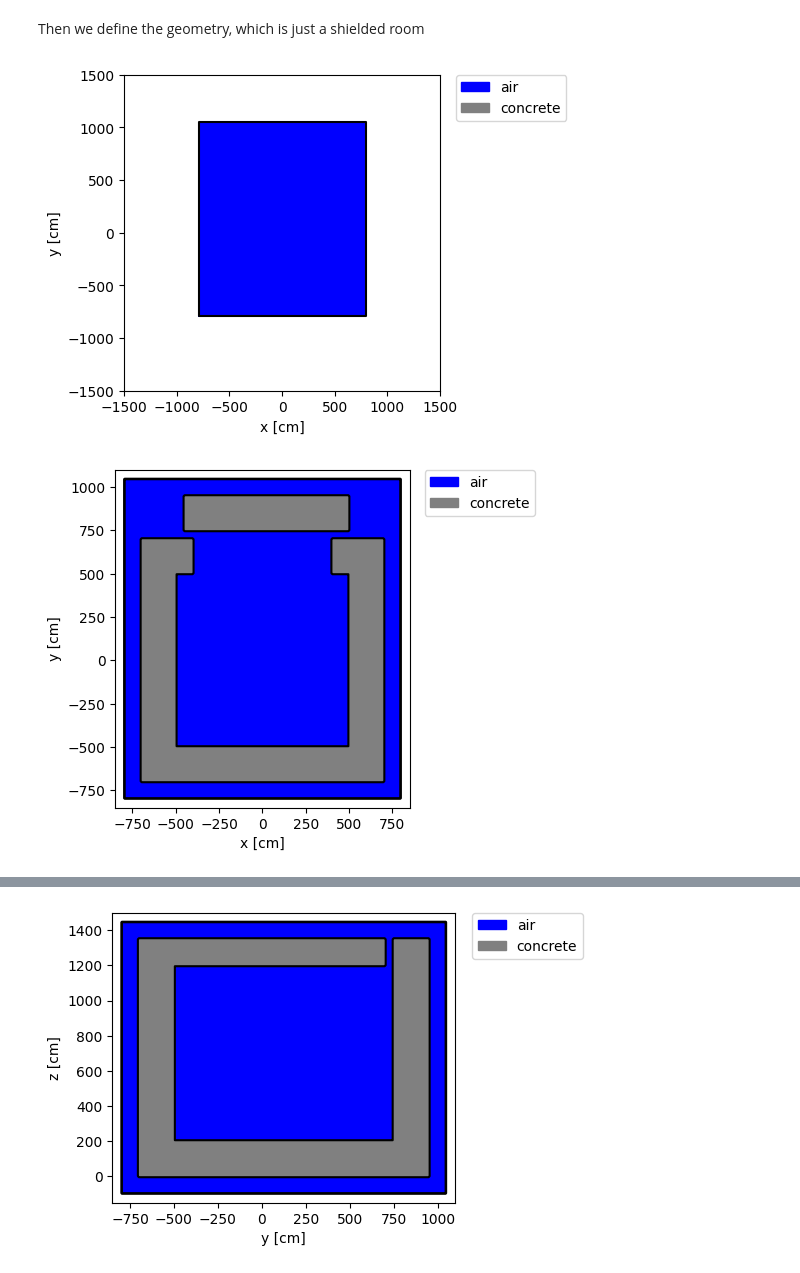
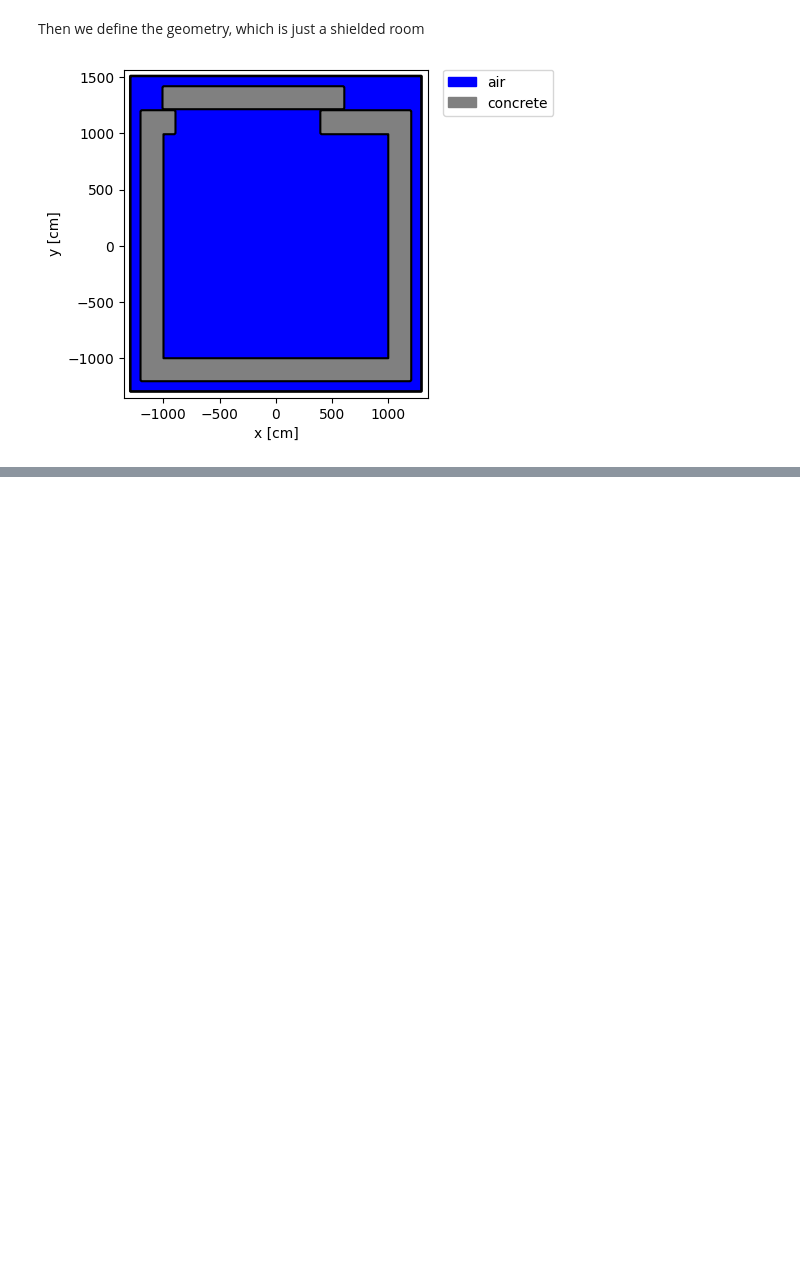
Before and after one commit to khurrumsaleem/neutronics-workshop, a Jupyter notebook: tasks/task_09_CSG_instantaneous_dose_tallies/5_mesh_dose_from_neutrons.ipynb, the cells around one changed output, grey strips where cells are left out. Drawn from its saved outputs; the diff is of its cells as text; code cells hidden in the pictures; blank space fills up the shorter version.

Commit message:
outline only needs scaling

```diff
--- a/tasks/task_09_CSG_instantaneous_dose_tallies/5_mesh_dose_from_neutrons.ipynb
+++ b/tasks/task_09_CSG_instantaneous_dose_tallies/5_mesh_dose_from_neutrons.ipynb
@@ -40,18 +40,17 @@ Next we define some parameters that will be used for the bio shield construction
 floor_thickness = 200
 wall_thickness = 200
 ceiling_thickness = 150
-inner_cell_y_width = 1000
-inner_cell_x_width = 1000
+inner_cell_y_width = 2000
+inner_cell_x_width = 2000
 inner_cell_height = 1000
-door_to_wall_gap = 50
+door_to_wall_gap = 16
 door_thickness = 200
 door_way_left_offset = 100
 door_way_length = 400
-door_overlap = 50
+door_overlap = 100
 door_left_offset = door_way_left_offset - door_overlap
 door_length = door_way_length + door_overlap * 2
 padding = 100
-# , boundary_type='vacuum'
 # %% [markdown]
 Then we define the geometry, which is just a shielded room
 # %%
@@ -134,85 +133,31 @@ padding_cell = openmc.Cell(name='padding_cell', region=-outer_box & +outer_box_i
 wall_cell = openmc.Cell(name='wall_cell', region =  lower_wall_region | right_wall_region | top_left_wall_region | top_right_wall_region | left_wall_region, fill = mat_concrete)
 floor_cell = openmc.Cell(name='floor', region =  floor_region, fill = mat_concrete)
 floor_cell_2 = openmc.Cell(name='floor', region =  floor_region_below_door_gap, fill = mat_concrete)
 ceiling_cell = openmc.Cell(name='ceiling', region =  ceiling_region, fill = mat_concrete)
 inner_cell = openmc.Cell(name='inner_cell', region=inner_region, fill = mat_air)
 inner_cell_top = openmc.Cell(name='inner_cell_top', region=door_way_region, fill = mat_air)
 air_region_in_door_gap_cell = openmc.Cell(name='air_region_in_door_gap', region=air_region_in_door_gap, fill = mat_air)
 air_region_left_of_door_cell = openmc.Cell(name='left_of_door_region', region=left_of_door_region, fill = mat_air)
 air_region_right_of_door_cell = openmc.Cell(name='right_of_door_region', region=right_of_door_region, fill = mat_air)
 door_cell = openmc.Cell(name="door", fill=mat_concrete, region=door_region)
 
 # left_region.plot()
 my_geometry = openmc.Geometry([wall_cell, padding_cell, inner_cell, floor_cell, floor_cell_2, ceiling_cell, inner_cell_top, door_cell, air_region_in_door_gap_cell, air_region_left_of_door_cell, air_region_right_of_door_cell, ])
 import matplotlib.pyplot as plt
 
 my_geometry.plot(
     basis='xy',
-    origin=(0,0,0),
-    width=(3000,3000),
-    outline=True,
-    legend=True,
-    color_by='material',
-    colors={
-        mat_air: 'blue',
-        mat_concrete: 'gray',
-    },
-    pixels=1_000_00
-)
-
-my_geometry.plot(
-    basis='xy',
     origin=my_geometry.bounding_box.center,
     width=(my_geometry.bounding_box.width[0]+100, my_geometry.bounding_box.width[1]+100),
     outline=True,
     legend=True,
     color_by='material',
     colors={
         mat_air: 'blue',
         mat_concrete: 'gray',
     },
     pixels=1_000_00
 )
-my_geometry.plot(
-    basis='xy',
-    origin=(my_geometry.bounding_box.center[0],my_geometry.bounding_box.center[1],100 ),
-    width=(my_geometry.bounding_box.width[0]+100, my_geometry.bounding_box.width[1]+100),
-    outline=True,
-    legend=True,
-    color_by='material',
-    colors={
-        mat_air: 'blue',
-        mat_concrete: 'gray',
-    },
-    pixels=1_000_00
-)
-my_geometry.plot(
-    basis='yz',
-    origin=my_geometry.bounding_box.center,
-    width=(my_geometry.bounding_box.width[1]+100, my_geometry.bounding_box.width[2]+100),
-    outline=True,
-    legend=True,
-    color_by='material',
-    colors={
-        mat_air: 'blue',
-        mat_concrete: 'gray',
-    },
-    pixels=1_000_00
-)
-my_geometry.plot(
-    basis='xz',
-    origin=my_geometry.bounding_box.center,
-    width=(my_geometry.bounding_box.width[0]+100, my_geometry.bounding_box.width[2]+100),
-    outline=True,
-    legend=True,
-    color_by='material',
-    colors={
-        mat_air: 'blue',
-        mat_concrete: 'gray',
-    },
-    pixels=1_000_00
-)
 plt.show()
 # %% [output]
-[figure, old version]
+[figure, new version]
-[figure, removed]
@@ -220 +163,0 @@ plt.show()
-[figure, removed]
```
Also changed, not shown: parts of 7 cells of this notebook.
